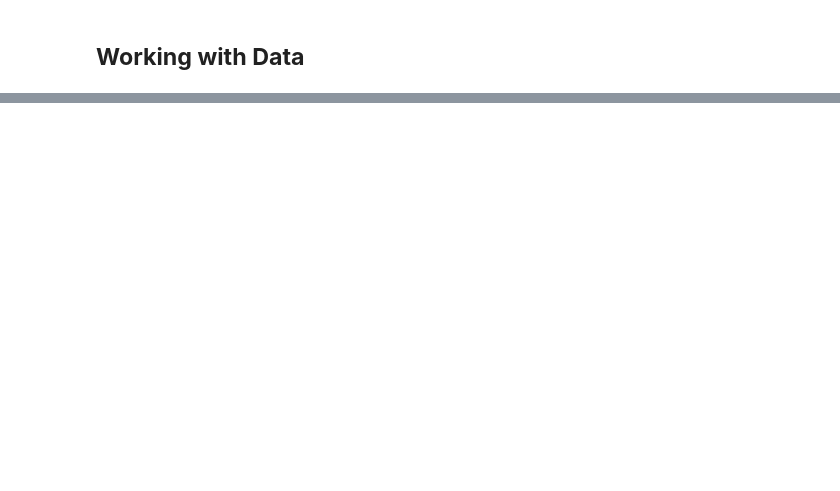
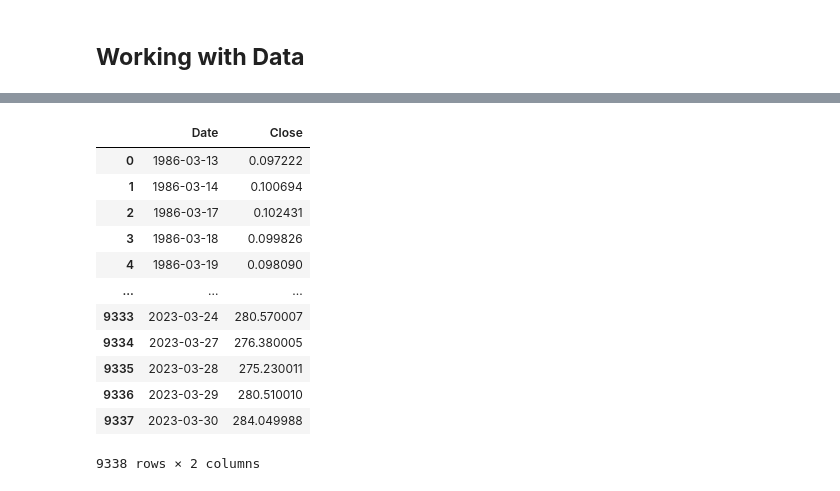
Before and after one commit to shre-db/stock-price-prediction-using-RNN-LSTM, a Jupyter notebook: notebook.ipynb, the cells around one changed output, grey strips where cells are left out. Drawn from its saved outputs; the diff is of its cells as text; code cells hidden in the pictures; blank space fills up the shorter version.

```diff
--- a/notebook.ipynb
+++ b/notebook.ipynb
@@ -108,0 +172,18 @@ nothing added to commit but untracked files present (use "git add" to track)
+# %%
+# Drop all columns except 'Date' and 'Closing price'
+data = data[['Date', 'Close']]
+data
+# %% [output]
+|  | Date | Close |
+| 0 | 1986-03-13 | 0.097222 |
+| 1 | 1986-03-14 | 0.100694 |
+| 2 | 1986-03-17 | 0.102431 |
+| 3 | 1986-03-18 | 0.099826 |
+| 4 | 1986-03-19 | 0.098090 |
+| ... | ... | ... |
+| 9333 | 2023-03-24 | 280.570007 |
+| 9334 | 2023-03-27 | 276.380005 |
+| 9335 | 2023-03-28 | 275.230011 |
+| 9336 | 2023-03-29 | 280.510010 |
+| 9337 | 2023-03-30 | 284.049988 |
+9338 rows × 2 columns
```
Also changed, not shown: parts of 14 cells of this notebook.
